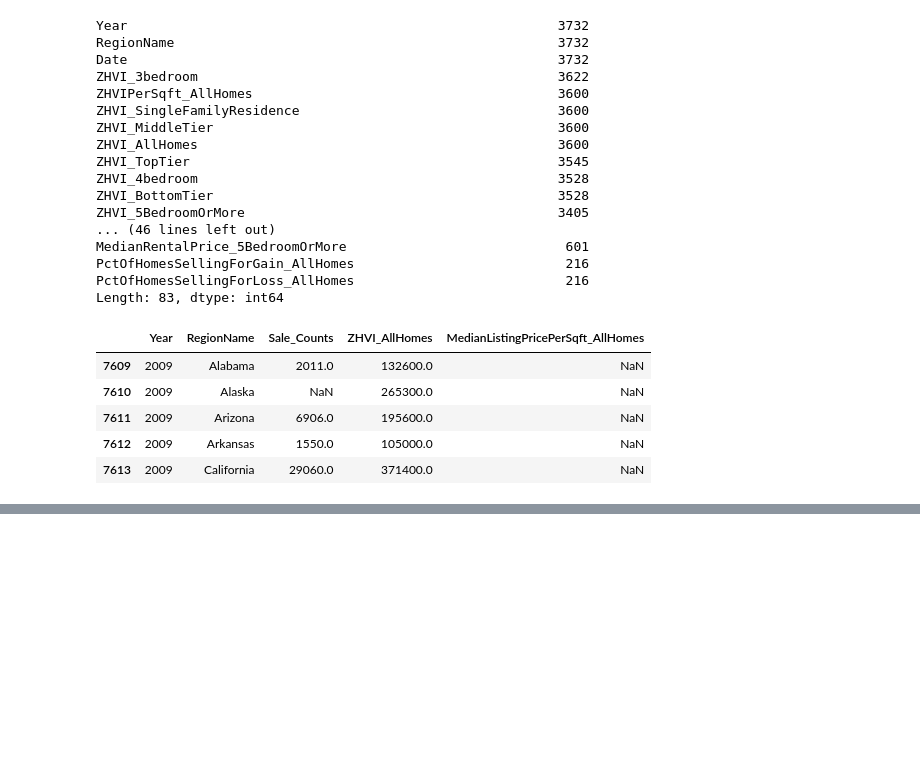
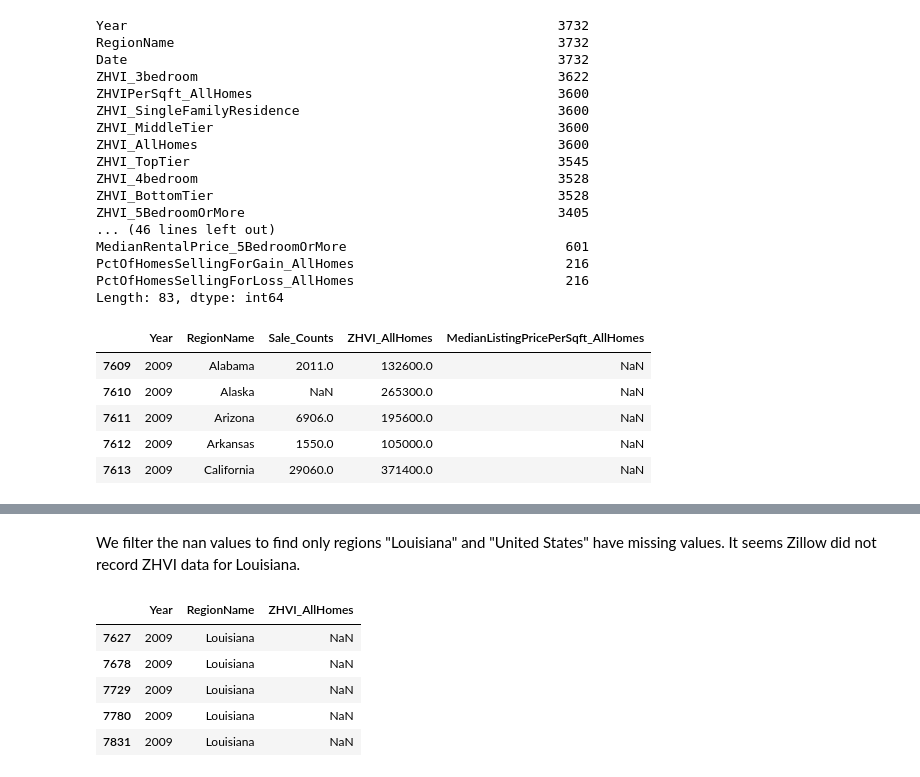
Before and after one commit to agupta01/ds3-zillow, a Jupyter notebook: clean_for_mapping.ipynb, the cells around one changed output, grey strips where cells are left out. Saved outputs shown, nothing was run; the diff lists cells and outputs as text; code cells hidden in the pictures; blank space fills up the shorter version.

```diff
--- a/clean_for_mapping.ipynb
+++ b/clean_for_mapping.ipynb
@@ -119,0 +81,12 @@ DEBUG:matplotlib.pyplot:Loaded backend module://ipykernel.pylab.backend_inline v
+# %% [markdown]
+We filter the nan values to find only regions "Louisiana" and "United States" have missing values. It seems Zillow did not record ZHVI data for Louisiana.
+# %%
+df_data = df_recession[['Year', 'RegionName', 'ZHVI_AllHomes']]
+df_data[df_data['ZHVI_AllHomes'].isnull()].head()
+# %% [output]
+|  | Year | RegionName | ZHVI_AllHomes |
+| 7627 | 2009 | Louisiana | NaN |
+| 7678 | 2009 | Louisiana | NaN |
+| 7729 | 2009 | Louisiana | NaN |
+| 7780 | 2009 | Louisiana | NaN |
+| 7831 | 2009 | Louisiana | NaN |
```
Also changed, not shown: parts of 28 cells of this notebook, 8 other files.
